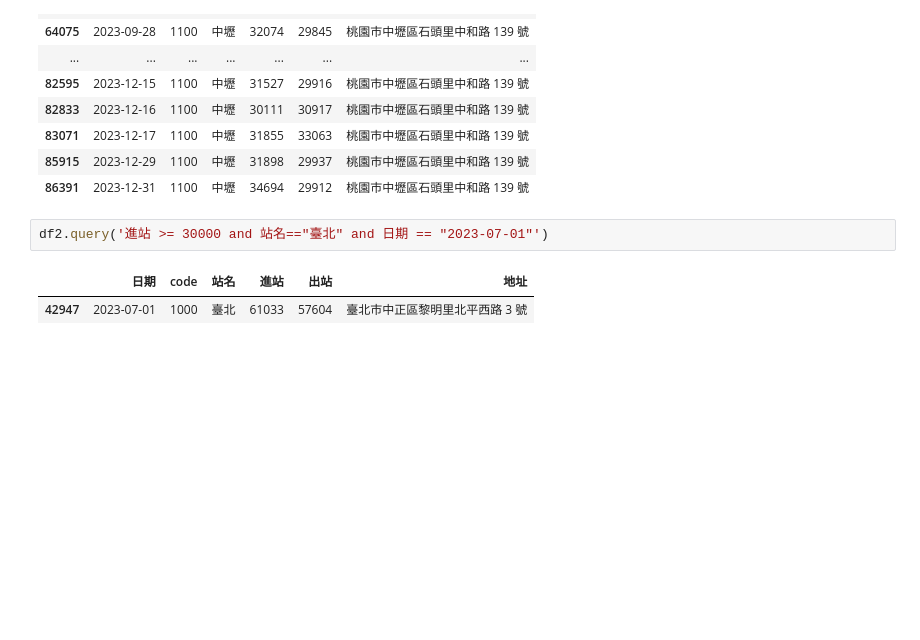
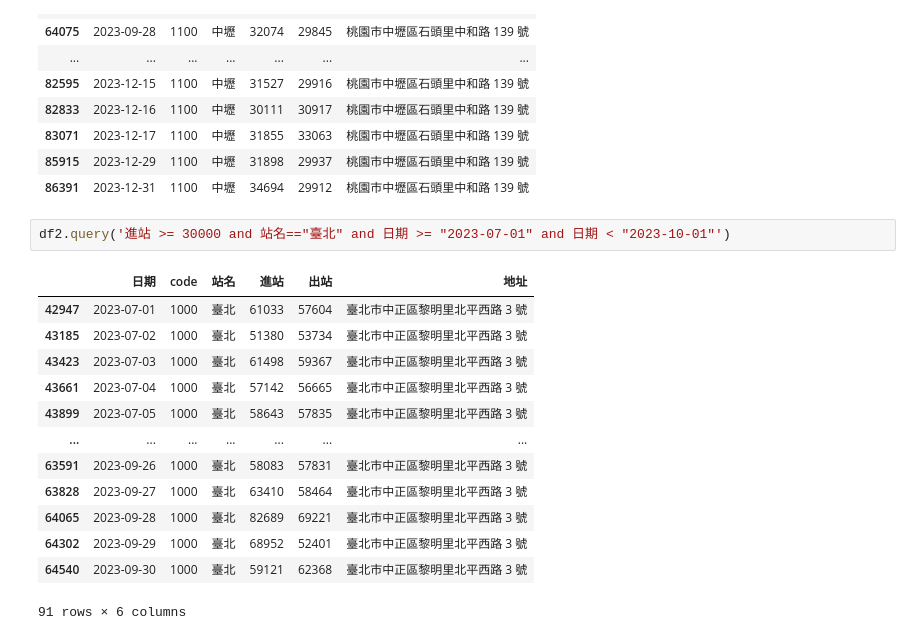
Before and after one commit to oldpipi1/_test_, a Jupyter notebook: lesson5.ipynb, the cells around one changed output. Saved outputs shown, nothing was run; the diff lists cells and outputs as text; blank space fills up the shorter version.

```diff
--- a/lesson5.ipynb
+++ b/lesson5.ipynb
@@ -90,7 +90,18 @@ df2.query('進站 >= 30000 and 站名=="中壢"')
 | 85915 | 2023-12-29 | 1100 | 中壢 | 31898 | 29937 | 桃園市中壢區石頭里中和路 139 號 |
 | 86391 | 2023-12-31 | 1100 | 中壢 | 34694 | 29912 | 桃園市中壢區石頭里中和路 139 號 |
 # %%
-df2.query('進站 >= 30000 and 站名=="臺北" and 日期 == "2023-07-01"')
+df2.query('進站 >= 30000 and 站名=="臺北" and 日期 >= "2023-07-01" and 日期 < "2023-10-01"')
 # %% [output]
 |  | 日期 | code | 站名 | 進站 | 出站 | 地址 |
 | 42947 | 2023-07-01 | 1000 | 臺北 | 61033 | 57604 | 臺北市中正區黎明里北平西路 3 號 |
+| 43185 | 2023-07-02 | 1000 | 臺北 | 51380 | 53734 | 臺北市中正區黎明里北平西路 3 號 |
+| 43423 | 2023-07-03 | 1000 | 臺北 | 61498 | 59367 | 臺北市中正區黎明里北平西路 3 號 |
+| 43661 | 2023-07-04 | 1000 | 臺北 | 57142 | 56665 | 臺北市中正區黎明里北平西路 3 號 |
+| 43899 | 2023-07-05 | 1000 | 臺北 | 58643 | 57835 | 臺北市中正區黎明里北平西路 3 號 |
+| ... | ... | ... | ... | ... | ... | ... |
+| 63591 | 2023-09-26 | 1000 | 臺北 | 58083 | 57831 | 臺北市中正區黎明里北平西路 3 號 |
+| 63828 | 2023-09-27 | 1000 | 臺北 | 63410 | 58464 | 臺北市中正區黎明里北平西路 3 號 |
+| 64065 | 2023-09-28 | 1000 | 臺北 | 82689 | 69221 | 臺北市中正區黎明里北平西路 3 號 |
+| 64302 | 2023-09-29 | 1000 | 臺北 | 68952 | 52401 | 臺北市中正區黎明里北平西路 3 號 |
+| 64540 | 2023-09-30 | 1000 | 臺北 | 59121 | 62368 | 臺北市中正區黎明里北平西路 3 號 |
+91 rows × 6 columns
```
Also changed, not shown: parts of 2 cells of this notebook.
